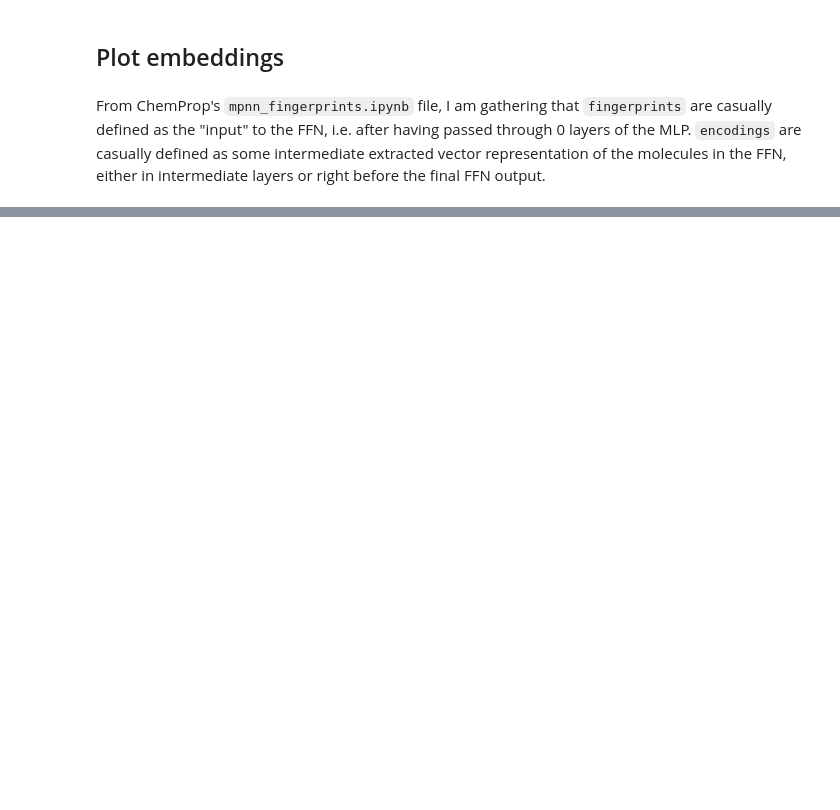
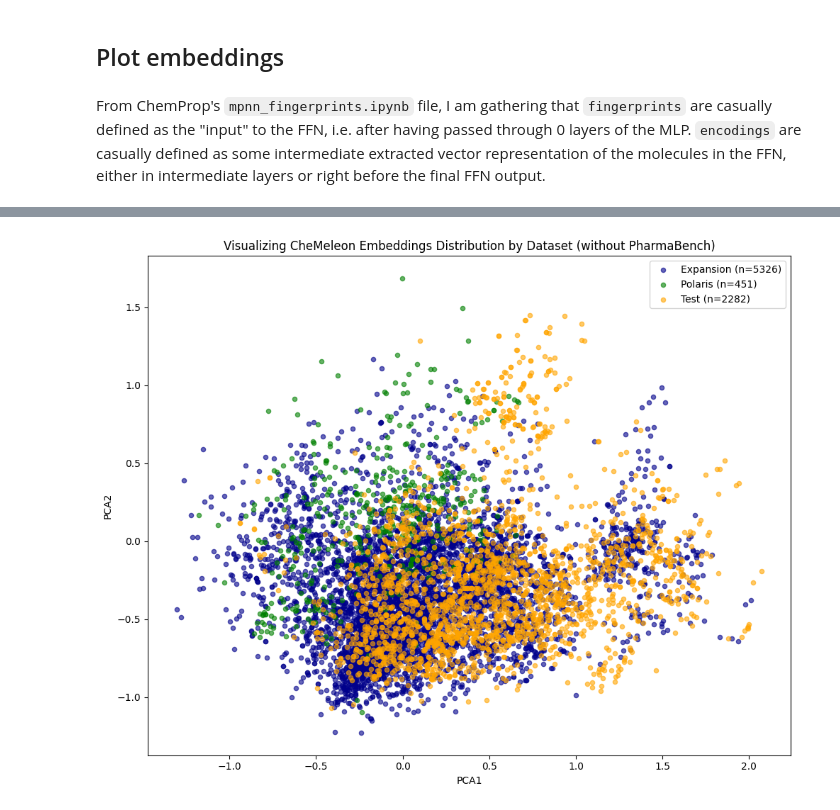
Before and after one commit to shrika-eddula/OpenADMET, a Jupyter notebook: data/data_cleaning/visualize_dataset.ipynb, the cells around one changed output, grey strips where cells are left out. Saved outputs shown, nothing was run; the diff lists cells and outputs as text; code cells hidden in the pictures; blank space fills up the shorter version.

```diff
--- a/data/data_cleaning/visualize_dataset.ipynb
+++ b/data/data_cleaning/visualize_dataset.ipynb
@@ -90,0 +209,20 @@ plt.show()
+# %%
+fig = plt.figure(figsize=(10, 8))
+ax = fig.add_subplot(1, 1, 1)
+ax.set_title("Visualizing CheMeleon Embeddings Distribution by Dataset (without PharmaBench)")
+ax.set_xlabel('PCA1'); ax.set_ylabel('PCA2')
+
+
+ax.scatter(principalComponents[expansion, 0], principalComponents[expansion, 1],
+           c=colors["Expansion"], label=f"Expansion (n={expansion.sum()})", alpha=0.6, s=20)
+ax.scatter(principalComponents[polaris, 0], principalComponents[polaris, 1],
+           c=colors["Polaris"], label=f"Polaris (n={polaris.sum()})", alpha=0.6, s=20)
+ax.scatter(principalComponents[test, 0], principalComponents[test, 1],
+           c=colors["Test"], label=f"Test (n={test.sum()})", alpha=0.6, s=20)
+
+
+ax.legend()
+plt.tight_layout()
+plt.show()
+# %% [output]
+[figure, added]
```
Also changed, not shown: parts of 19 cells of this notebook, 4 other files.
